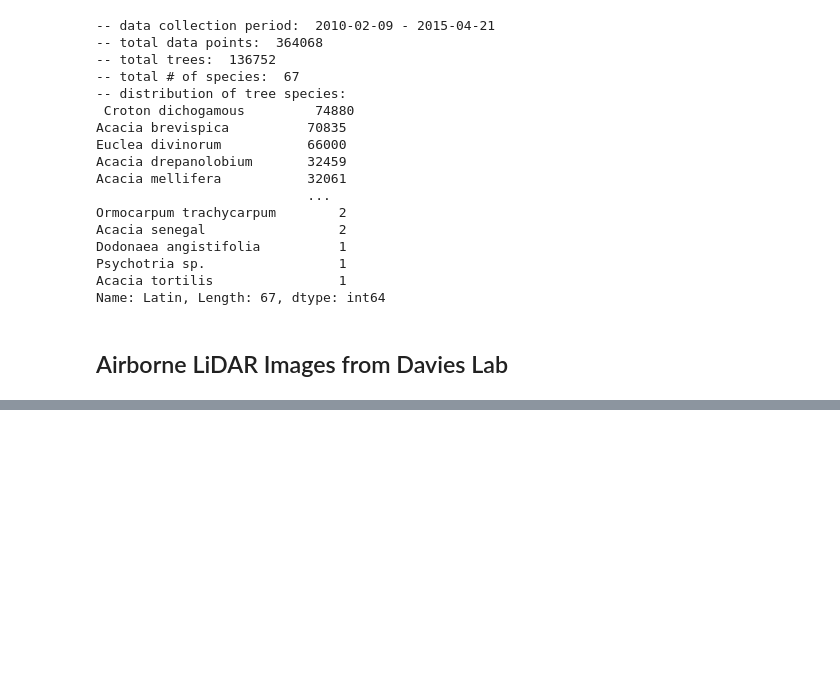
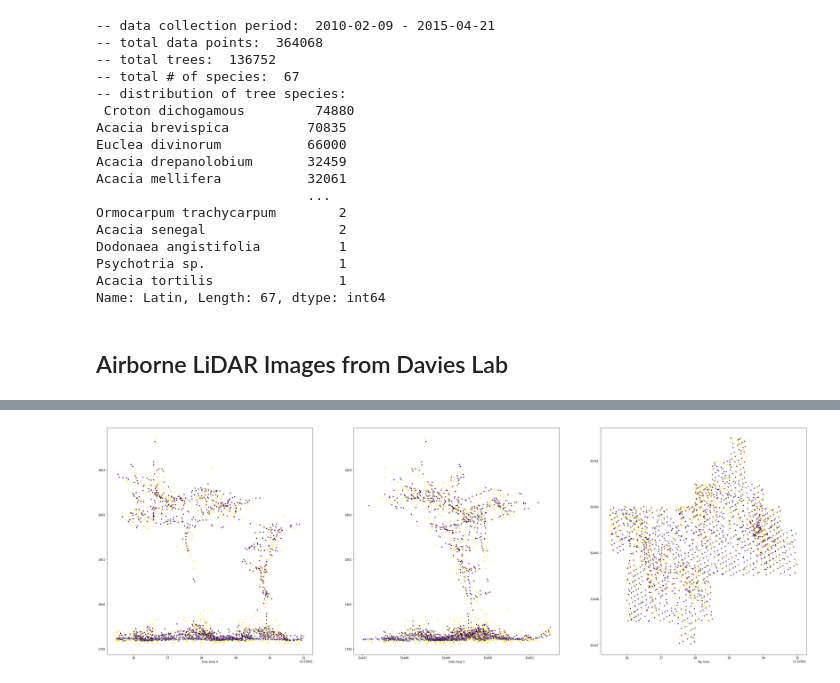
Before and after one commit to nicole-hjlin/mpala-tree-mapping, a Jupyter notebook: eda.ipynb, the cells around one changed output, grey strips where cells are left out. Drawn from its saved outputs; the diff is of its cells as text; code cells hidden in the pictures; blank space fills up the shorter version.

```diff
--- a/eda.ipynb
+++ b/eda.ipynb
@@ -127,0 +169,16 @@ plt.show()
+# %%
+# calculating coordinates
+label = np.array(point_records['classification'])
+
+# plotting points
+fig, (ax0,ax1,ax2) = plt.subplots(1,3, figsize=(45,15))
+# ax = fig.add_subplot(111)
+ax0.scatter(p_X, p_Z, c=label, marker='.')
+ax0.set_xlabel('Side View X')
+ax1.scatter(p_Y, p_Z, c=label, marker='.')
+ax1.set_xlabel('Side View Y')
+ax2.scatter(p_X, p_Y, c=label, marker='.')
+ax2.set_xlabel('Top View')
+plt.show()
+# %% [output]
+[figure, added]
```
Also changed, not shown: parts of 9 cells of this notebook.
